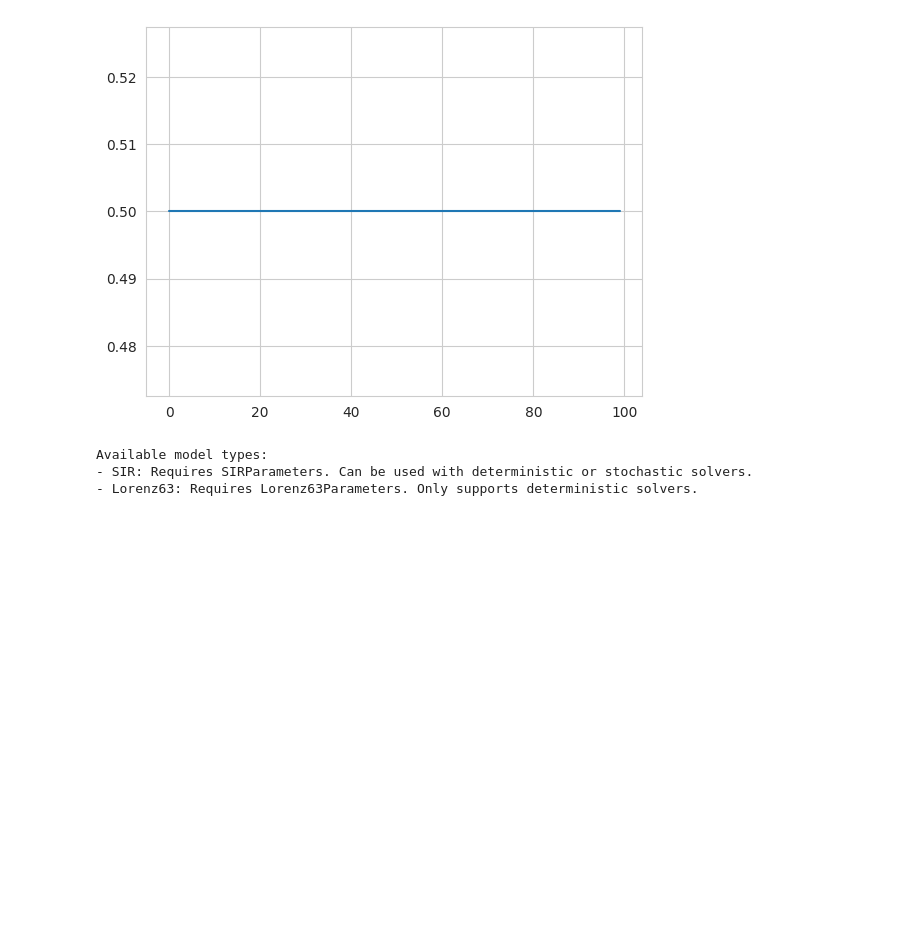
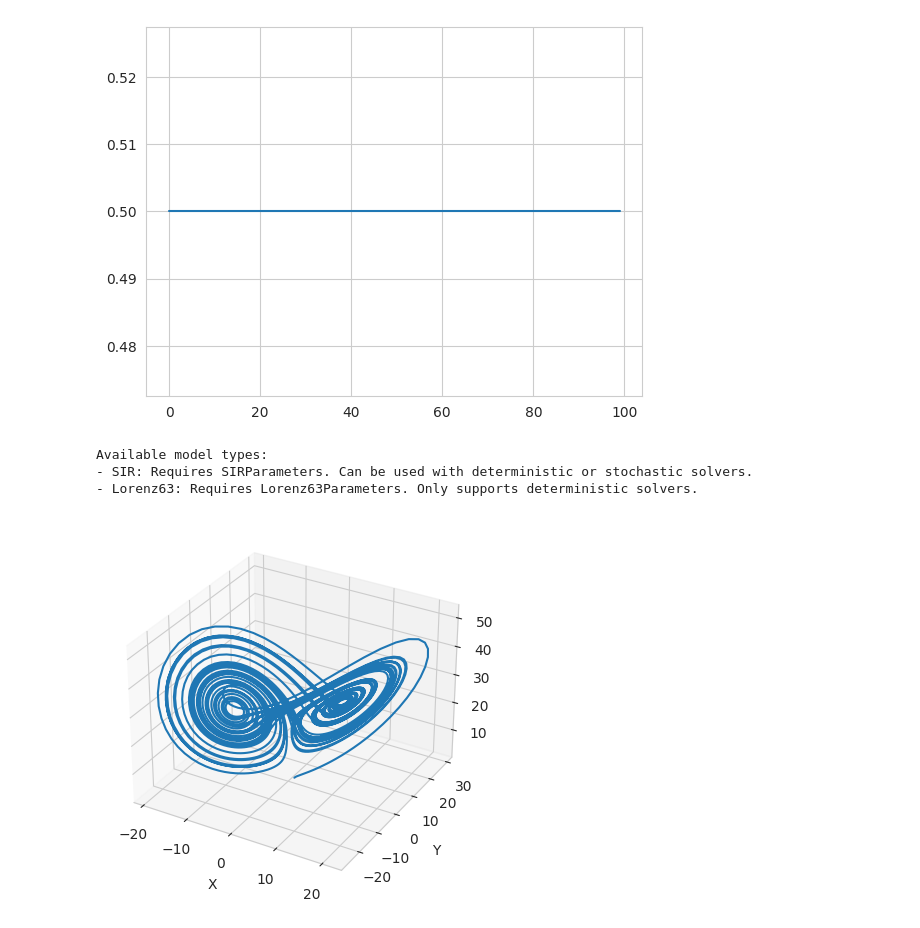
Before and after one commit to NAU-CCL/SPHERE, a Jupyter notebook: docs/test.ipynb, the cells around one changed output. Saved outputs shown, nothing was run; the diff lists cells and outputs as text; code cells hidden in the pictures; blank space fills up the shorter version.

```diff
--- a/docs/test.ipynb
+++ b/docs/test.ipynb
@@ -48,3 +48,92 @@ ModelFactory.list_model_types()
 Available model types:
 - SIR: Requires SIRParameters. Can be used with deterministic or stochastic solvers.
 - Lorenz63: Requires Lorenz63Parameters. Only supports deterministic solvers.
+# %%
+import jax.numpy as jnp
+from jax import random
+import matplotlib.pyplot as plt
+
+class Parameters:
+    def __init__(self, beta: float, sigma: float, rho: float) -> None:
+        self.beta = beta
+        self.sigma = sigma
+        self.rho = rho
+
+class Lorenz63Transition:
+    def __init__(self, params: Parameters) -> None:
+        self.params = params
+
+    def drift(self, state: jnp.ndarray, t: float) -> jnp.ndarray:
+        x, y, z = state
+        sigma, rho, beta = self.params.sigma, self.params.rho, self.params.beta
+        dx = sigma * (y - x)
+        dy = x * (rho - z) - y
+        dz = x * y - beta * z
+        return jnp.array([dx, dy, dz])
+
+class EulerSolver:
+    def __init__(self, transition):
+        self.transition = transition
+
+    def step(self, state: jnp.ndarray, dt: float, t: float) -> jnp.ndarray:
+        drift = self.transition.drift(state, t) * dt
+        return state + drift
+
+class Output:
+    def __init__(self, num_steps: int, state_shape):
+        self.states = jnp.zeros((num_steps, *state_shape))
+
+    def store(self, state, index):
+        self.states = self.states.at[index].set(state)
+
+class Model:
+    def __init__(self, solver, output):
+        self.solver = solver
+        self.output = output
+
+    def _validate_dt(self, dt):
+        if dt <= 0:
+            raise ValueError("dt must be positive")
+
+    def run(self, x0: jnp.ndarray, t0: int, t_final: int, dt: float):
+        self._validate_dt(dt)
+        x0 = jnp.array(x0)
+        num_output_points = int((t_final - t0) / dt) + 1
+        self.output = Output(num_output_points, x0.shape)
+        output_times = jnp.arange(t0, t_final + dt, dt)
+
+        state = x0
+        current_time = t0
+        output_index = 0
+
+        self.output.store(state, output_index)
+
+        for target_time in output_times[1:]:
+            while current_time < target_time:
+                state = self.solver.step(state=state, dt=dt, t=current_time)
+                current_time += dt
+            output_index += 1
+            self.output.store(state, output_index)
+
+# Parameters and initial state
+params = Parameters(beta=8.0 / 3.0, sigma=10, rho=28)
+transition = Lorenz63Transition(params)
+solver = EulerSolver(transition)
+output = Output(5001, (3,))
+model = Model(solver, output)
+
+x0 = jnp.array([1.0, 1.0, 1.0])
+model.run(x0=x0, t0=0, t_final=50, dt=0.01)
+
+# Plot the results
+states = model.output.states
+
+fig = plt.figure()
+ax = fig.add_subplot(111, projection='3d')
+ax.plot(states[:, 0], states[:, 1], states[:, 2])
+ax.set_xlabel('X')
+ax.set_ylabel('Y')
+ax.set_zlabel('Z')
+plt.show()
+# %% [output]
+[figure, added]
```
Also changed, not shown: parts of 2 cells of this notebook, 36 other files.
